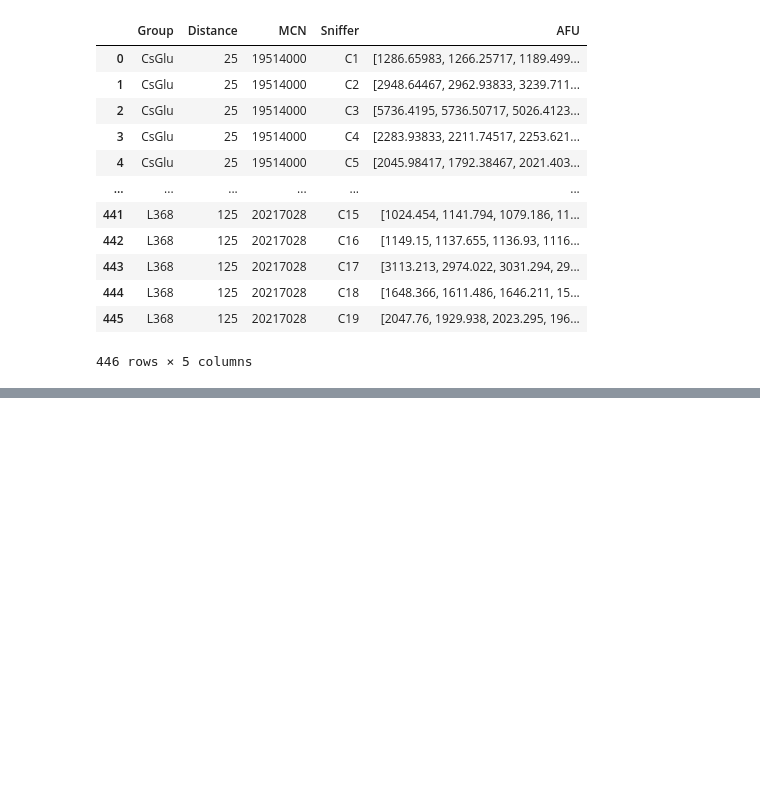
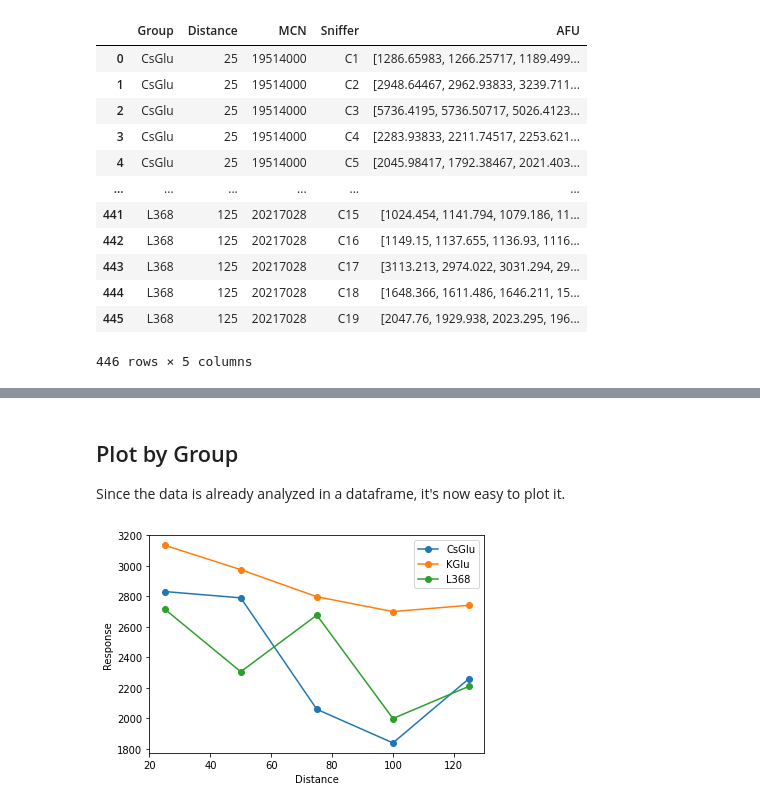
Before and after one commit to shengwanhui/Lab-Analysis-2019-2021-, a Jupyter notebook: dev/csv-database/Untitled.ipynb, the cells around one changed output, grey strips where cells are left out. Drawn from its saved outputs; the diff is of its cells as text; code cells hidden in the pictures; blank space fills up the shorter version.

Commit message:
dataframe querying and plotting

```diff
--- a/dev/csv-database/Untitled.ipynb
+++ b/dev/csv-database/Untitled.ipynb
@@ -55,0 +58,11 @@ database
+# %%
+# show ROI data for every combination
+
+distances = [25, 50, 75, 100, 125]
+groups = ["CsGlu", "KGlu", "L368"]
+
+for group in groups:
+    for distance in distances:
+        rows = database.loc[(database['Group'] == group) & (database['Distance'] == distance)]
+        afus = rows['AFU'].values
+        print(group, distance, f"({len(afus)} ROI curves)")
@@ -55,0 +89,28 @@ database
+# %%
+analyzed = database.copy()
+analyzed["Responsiveness"] = [x.mean() for x in analyzed["AFU"].values]
+analyzed.drop(columns=["AFU"])
+
+# optionally you can save these results to easily load into Origin or Excel
+analyzed.to_csv("analyzed.csv")
+# %% [markdown]
+## Plot by Group
+
+Since the data is already analyzed in a dataframe, it's now easy to plot it.
+# %%
+distances = [25, 50, 75, 100, 125]
+groups = ["CsGlu", "KGlu", "L368"]
+
+for group in groups:
+    responseByDistance = []
+    for distance in distances:
+        rows = analyzed.loc[(database['Group'] == group) & (database['Distance'] == distance)]
+        responseByDistance.append(rows['Responsiveness'].values.mean())
+    plt.plot(distances, responseByDistance, 'o-', label=group)
+
+plt.legend()
+plt.ylabel("Response")
+plt.xlabel("Distance")
+plt.show()
+# %% [output]
+[figure, added]
```
Also changed, not shown: parts of 4 cells of this notebook, 1 other file.
